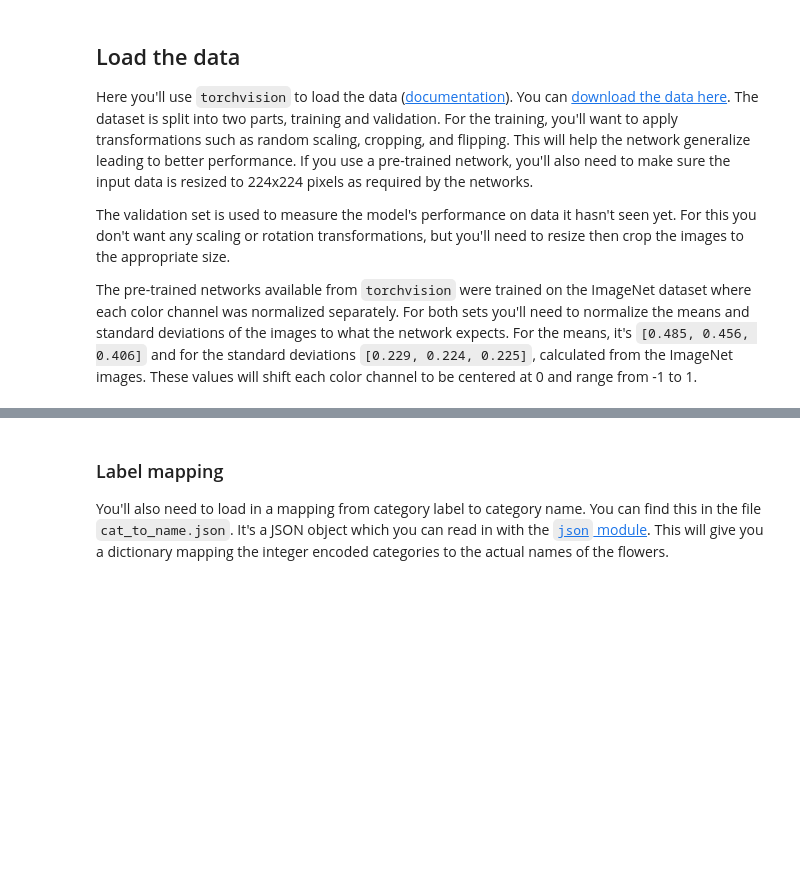
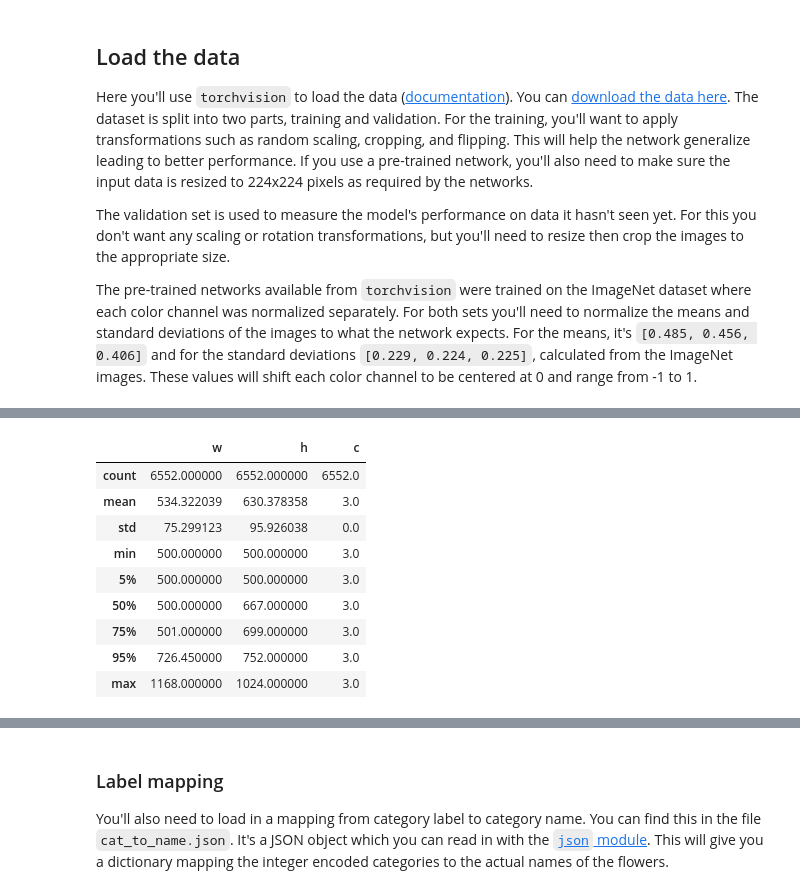
Before and after one commit to SamuelCahyawijaya/pytorch_challenge, a Jupyter notebook: Image Classifier Project.ipynb, the cells around one changed output, grey strips where cells are left out. Drawn from its saved outputs; the diff is of its cells as text; code cells hidden in the pictures; blank space fills up the shorter version.

```diff
--- a/Image Classifier Project.ipynb
+++ b/Image Classifier Project.ipynb
@@ -41,0 +87,13 @@ valid_dir = data_dir + '/valid'
+# %%
+df.describe([0.05,0.75,0.95])
+# %% [output]
+|  | w | h | c |
+| count | 6552.000000 | 6552.000000 | 6552.0 |
+| mean | 534.322039 | 630.378358 | 3.0 |
+| std | 75.299123 | 95.926038 | 0.0 |
+| min | 500.000000 | 500.000000 | 3.0 |
+| 5% | 500.000000 | 500.000000 | 3.0 |
+| 50% | 500.000000 | 667.000000 | 3.0 |
+| 75% | 501.000000 | 699.000000 | 3.0 |
+| 95% | 726.450000 | 752.000000 | 3.0 |
+| max | 1168.000000 | 1024.000000 | 3.0 |
```
Also changed, not shown: parts of 12 cells of this notebook.
